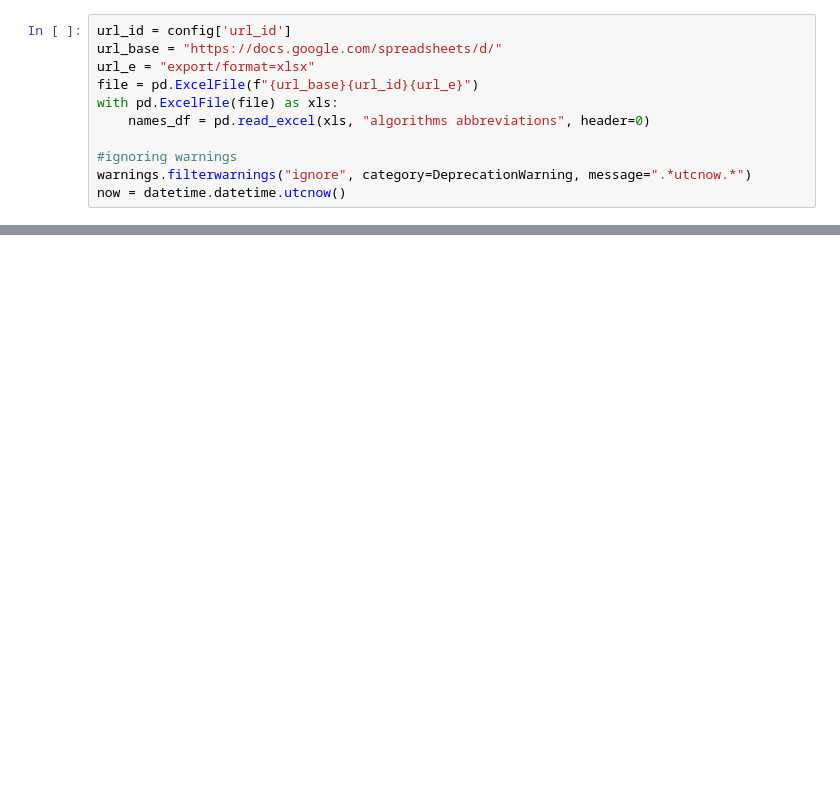
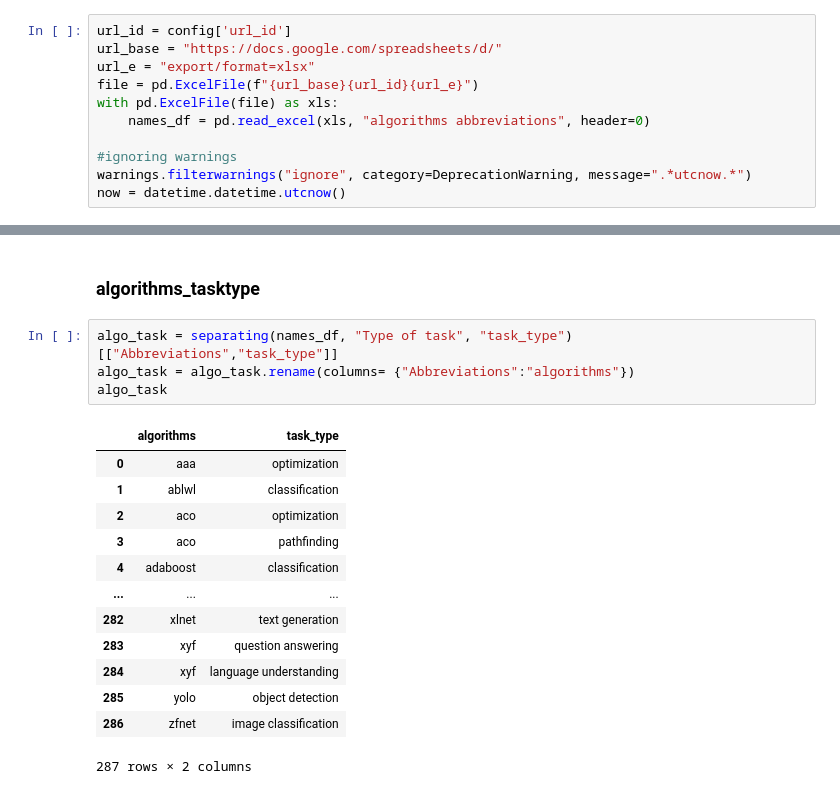
Before and after one commit to datagus/review_eda, a Jupyter notebook: analysis.ipynb, the cells around one changed output, grey strips where cells are left out. Drawn from its saved outputs; the diff is of its cells as text; blank space fills up the shorter version.

```diff
--- a/analysis.ipynb
+++ b/analysis.ipynb
@@ -350,0 +429,20 @@ array(['a.i integrated in products', 'accelerated experimentation', 'all',
+# %% [markdown]
+### algorithms_tasktype
+# %%
+algo_task = separating(names_df, "Type of task", "task_type")[["Abbreviations","task_type"]]
+algo_task = algo_task.rename(columns= {"Abbreviations":"algorithms"})
+algo_task
+# %% [output]
+|  | algorithms | task_type |
+| 0 | aaa | optimization |
+| 1 | ablwl | classification |
+| 2 | aco | optimization |
+| 3 | aco | pathfinding |
+| 4 | adaboost | classification |
+| ... | ... | ... |
+| 282 | xlnet | text generation |
+| 283 | xyf | question answering |
+| 284 | xyf | language understanding |
+| 285 | yolo | object detection |
+| 286 | zfnet | image classification |
+287 rows × 2 columns
```
Also changed, not shown: parts of 54 cells of this notebook.
